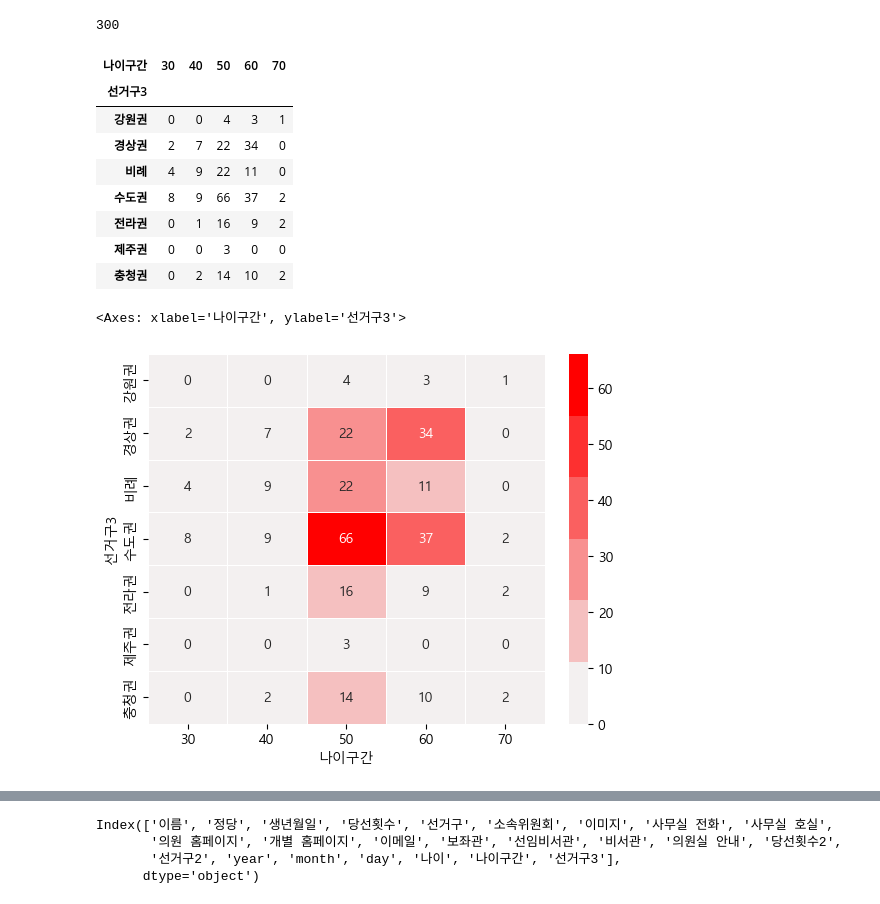
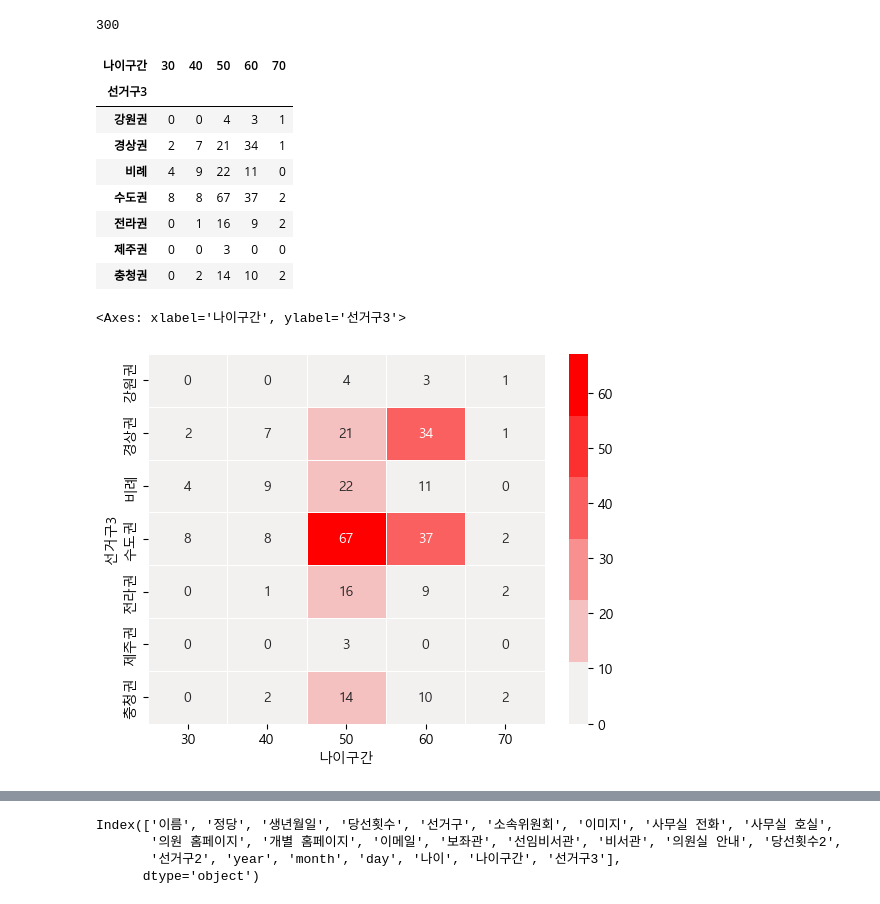
Before and after one commit to eunsol-k/Python_Webscraping_Analysis, a Jupyter notebook: 05.국회의원현황-개정판.ipynb, the cells around one changed output, grey strips where cells are left out. Cells and saved outputs as stored; diff of their text form; code cells hidden in the pictures.

```diff
--- a/05.국회의원현황-개정판.ipynb
+++ b/05.국회의원현황-개정판.ipynb
@@ -771,4 +785,12 @@ member_df.pivot_table(index='선거구2',columns='나이구간', aggfunc='size')
    행은 선거구3, 열은 나이구간
 * 3. 생성한 pivot table을 사용하여  Heatmap 그리기
    * heatmap 색상 변경(선택)
+# %%
+member_df.loc[member_df['선거구2'].isin(['서울','경기','인천']),'선거구3'] = '수도권'
+member_df.loc[member_df['선거구2'].isin(['충남','충북','대전','세종']),'선거구3'] = '충청권'
+member_df.loc[member_df['선거구2'].isin(['경남','경북','대구','울산','부산']),'선거구3'] = '경상권'
+member_df.loc[member_df['선거구2'].isin(['광주','전남','전북']),'선거구3'] = '전라권'
+member_df.loc[member_df['선거구2'] == '강원','선거구3'] = '강원권'
+member_df.loc[member_df['선거구2'] == '제주','선거구3'] = '제주권'
+member_df.loc[member_df['선거구2'] == '비례','선거구3'] = '비례'
 # %%
@@ -786,18 +810,21 @@ Name: count, dtype: int64
 # %% [output]
 300
 # %%
+area_pivot_df = member_df.pivot_table(index='선거구3',columns='나이구간',aggfunc='size').fillna(0).astype(int)
+area_pivot_df
 # %% [output]
 | 나이구간 | 30 | 40 | 50 | 60 | 70 |
 | 선거구3 |  |  |  |  |  |
 | 강원권 | 0 | 0 | 4 | 3 | 1 |
-| 경상권 | 2 | 7 | 22 | 34 | 0 |
+| 경상권 | 2 | 7 | 21 | 34 | 1 |
 | 비례 | 4 | 9 | 22 | 11 | 0 |
-| 수도권 | 8 | 9 | 66 | 37 | 2 |
+| 수도권 | 8 | 8 | 67 | 37 | 2 |
 | 전라권 | 0 | 1 | 16 | 9 | 2 |
 | 제주권 | 0 | 0 | 3 | 0 | 0 |
 | 충청권 | 0 | 2 | 14 | 10 | 2 |
 # %%
+sns.heatmap(area_pivot_df, annot=True, fmt='d', cmap=sns.light_palette('red'),linewidths=0.5)
 # %% [output]
 <Axes: xlabel='나이구간', ylabel='선거구3'>
-[figure, old version]
+[figure, new version]
 # %%
```
Also changed, not shown: parts of 14 cells of this notebook.
